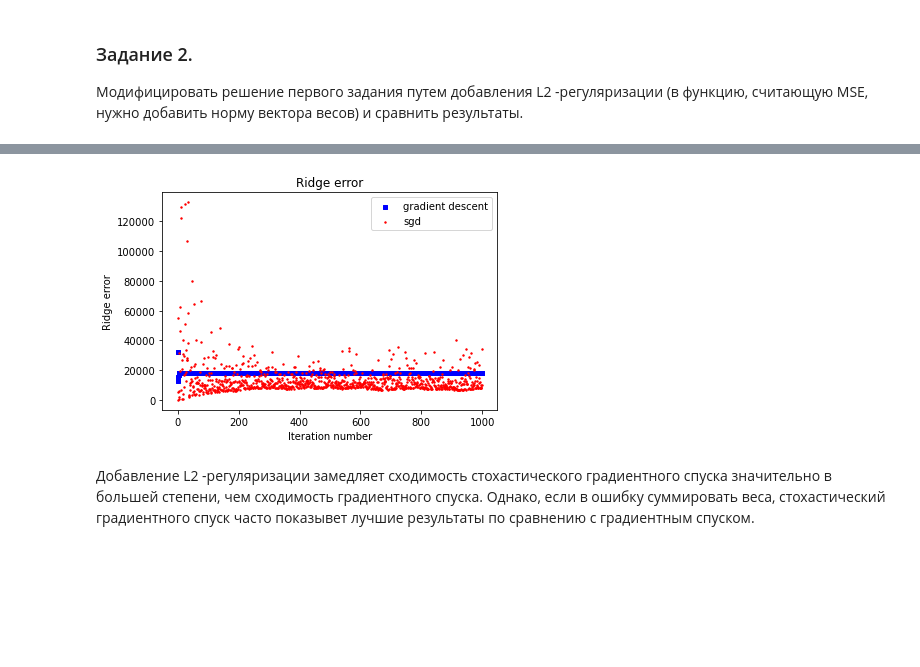
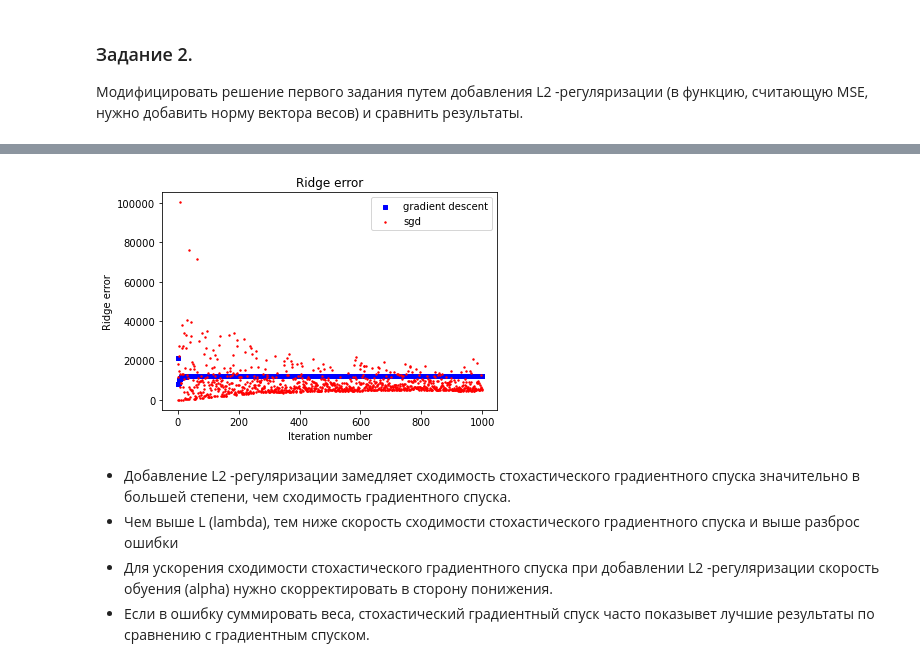
Before and after one commit to Yanina-Kutovaya/Algorithms, a Jupyter notebook: 2_sgd.ipynb, the cells around one changed output, grey strips where cells are left out. Drawn from its saved outputs; the diff is of its cells as text; code cells hidden in the pictures; blank space fills up the shorter version.

```diff
--- a/2_sgd.ipynb
+++ b/2_sgd.ipynb
@@ -44,20 +12,0 @@ print('количество итераций =', n_iter_new)
-# %%
-np.random.seed(42)
-
-W = np.ones(X.shape[1])
-err, err_prev = 0, 1
-i = 0
-while (np.abs(err_prev - err)) > 0.005:
-    train_ind = np.random.randint(X.shape[0])
-    y_pred = np.dot(X[train_ind], W)
-    err_prev, err = err, calc_mse(y[train_ind], y_pred)
-
-    W -= (alpha * (1/n * 2 * np.dot(X[train_ind].T, (y_pred - y[train_ind]))))
-    if i % 100 == 0:
-        print(i, err)
-    i += 1
-n_iter_new = i
-if i % n != 0:
-    print(i, err)
-print('\nскорость обучения (alpha) =', alpha)
-print('количество итераций =', n_iter_new)
@@ -181,35 +70,22 @@ print('количество итераций =', n_iter_new)
 # %%
-def cost_history(alpha, n_iter, gd_type):
-    W = np.ones(X.shape[1])
-    cost_history = []
-    for i in range(n_iter):
-        if gd_type == 0:
-            y_pred = np.dot(X, W)
-            err = ridge_err(y, y_pred, L, W)
-            W -= (alpha * (2/n * (np.dot(X.T,(y_pred - y)) + L * W)))
-        else:
-            train_ind = np.random.randint(X.shape[0])
-            y_pred = np.dot(X[train_ind], W)
-            err = ridge_err(y[train_ind], y_pred, L, W)
-            W -= (alpha * (2/n * (np.dot(X[train_ind].T, (y_pred - y[train_ind]))+ L * W)))
-        cost_history.append(err)
-    return cost_history
-
+L = 0.5
+alpha = 0.25
 n_iter = 1000
-alpha = 0.4
-L = 0.5
 fig = plt.figure()
 ax1 = fig.add_subplot(111)
 
-ax1.scatter(range(n_iter), cost_history(alpha, n_iter, 0), s=20, c='b', marker="s", label='gradient descent')
-ax1.scatter(range(n_iter), cost_history(alpha, n_iter, 1), s=2, c='r', marker="o", label='sgd')
+ax1.scatter(range(n_iter), cost_history(alpha, n_iter, 'gd', 'ridge'), s=20, c='b', marker="s", label='gradient descent')
+ax1.scatter(range(n_iter), cost_history(alpha, n_iter, 'sgd', 'ridge'), s=2, c='r', marker="o", label='sgd')
 
 plt.title('Ridge error')
 plt.xlabel('Iteration number')
 plt.ylabel('Ridge error')
 plt.legend(loc='upper right');
 plt.show()
 # %% [output]
-[figure, old version]
+[figure, new version]
 # %% [markdown]
-Добавлениe L2 -регуляризации замедляет сходимость стохастического градиентного спуска значительно в большей степени, чем сходимость градиентного спуска. Однако, если в ошибку суммировать веса, стохастический градиентного спуск часто показывет лучшие результаты по сравнению с градиентным спуском.
+* Добавлениe L2 -регуляризации замедляет сходимость стохастического градиентного спуска значительно в большей степени, чем сходимость градиентного спуска.
+* Чем выше L (lambda), тем ниже скорость сходимости стохастического градиентного спуска и выше разброс ошибки
+* Для ускорения сходимости стохастического градиентного спуска при добавлении L2 -регуляризации скорость обуения (alpha) нужно скорректировать в сторону понижения.
+* Eсли в ошибку суммировать веса, стохастический градиентный спуск часто показывет лучшие результаты по сравнению с градиентным спуском.
```
Also changed, not shown: parts of 13 cells of this notebook.
